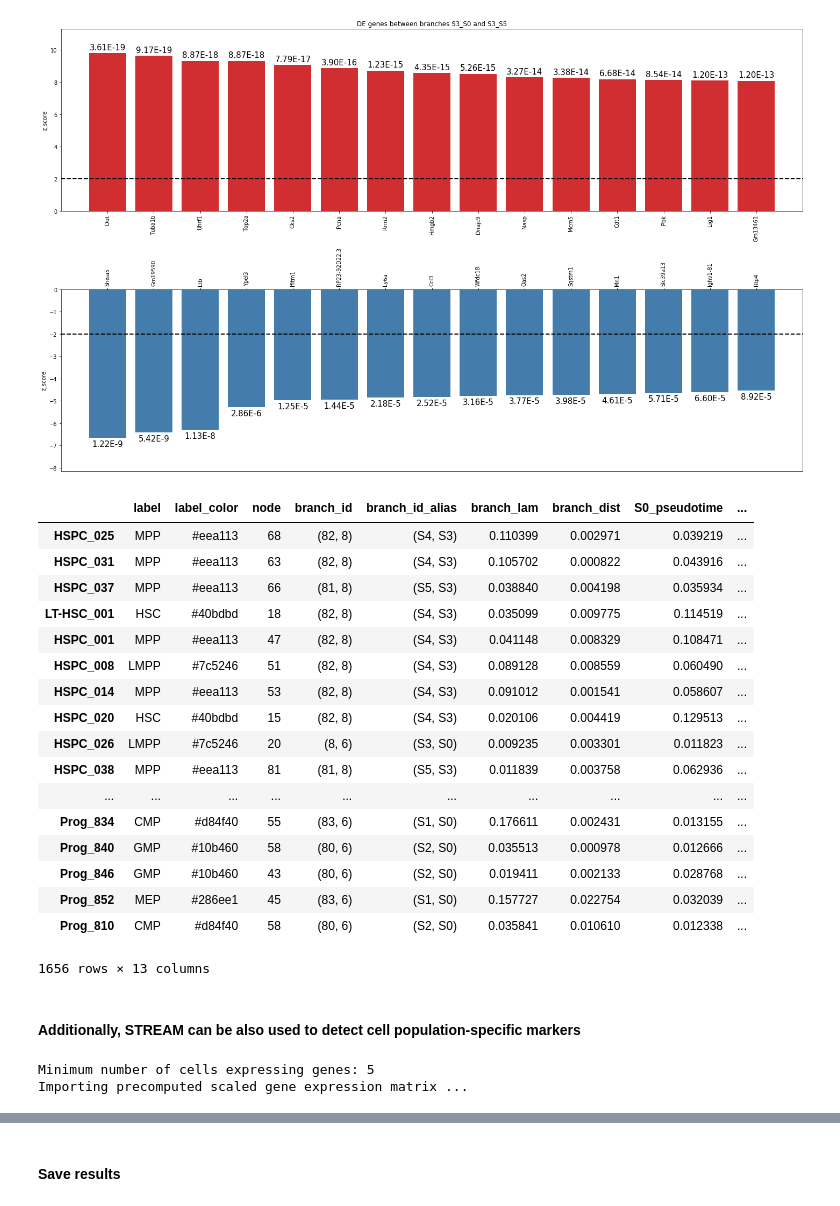
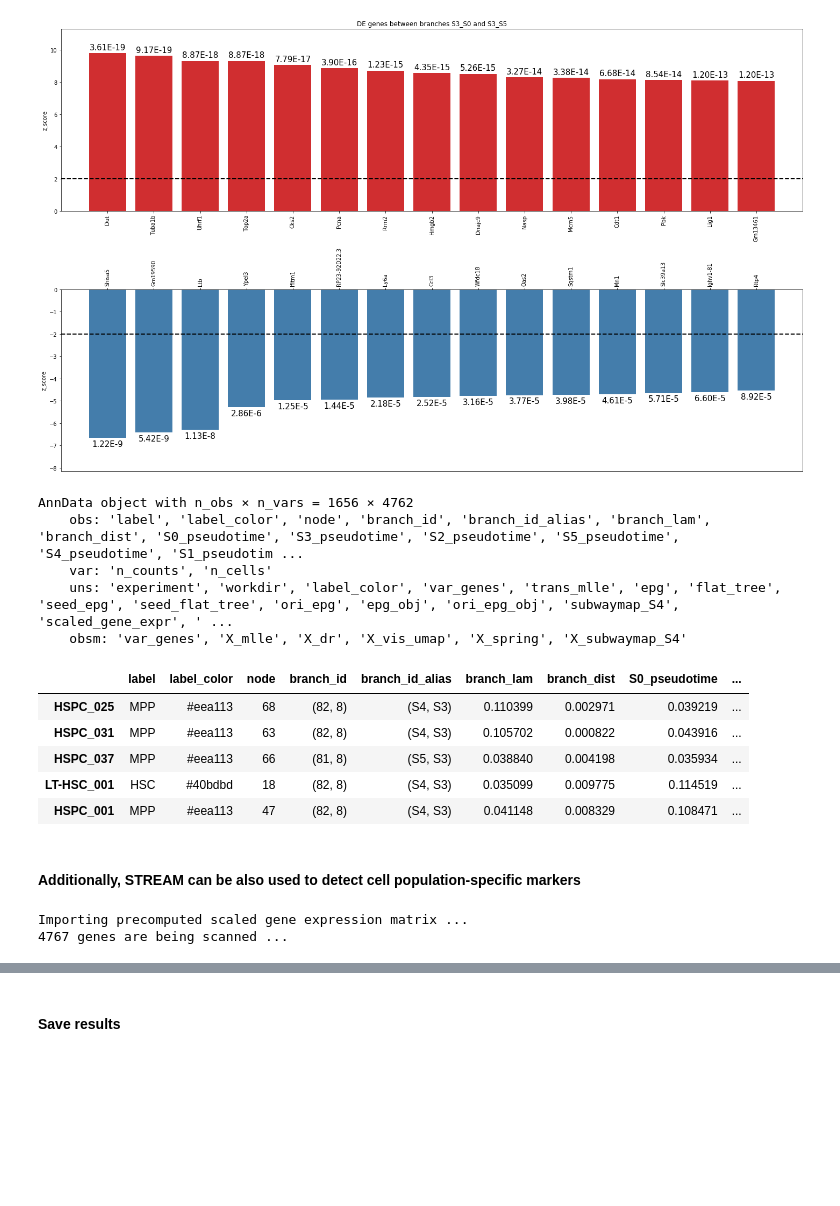
Before and after one commit to pinellolab/STREAM, a Jupyter notebook: tutorial/1.2 STREAM_scRNA-seq (in 3D space).ipynb, the cells around one changed output, grey strips where cells are left out. Saved outputs shown, nothing was run; the diff lists cells and outputs as text; code cells hidden in the pictures; blank space fills up the shorter version.

```diff
--- a/tutorial/1.STREAM_scRNA-seq.ipynb
+++ b/tutorial/1.2 STREAM_scRNA-seq (in 3D space).ipynb
@@ -12,5 +14,5 @@ st.__version__
 # %% [markdown]
 ### Read in data
 # %%
-adata=st.read(file_name='./data_Nestorowa.tsv.gz')
+adata=st.read(file_name='./data_Nestorowa.tsv.gz',workdir='./stream_result')
 # %% [output]
@@ -375,32 +437,28 @@ st.plot_de_genes(adata)
 [figure]
 [figure]
 [figure]
+# %%
+adata
+# %% [output]
+AnnData object with n_obs × n_vars = 1656 × 4762
+    obs: 'label', 'label_color', 'node', 'branch_id', 'branch_id_alias', 'branch_lam', 'branch_dist', 'S0_pseudotime', 'S3_pseudotime', 'S2_pseudotime', 'S5_pseudotime', 'S4_pseudotime', 'S1_pseudotim ...
+    var: 'n_counts', 'n_cells'
+    uns: 'experiment', 'workdir', 'label_color', 'var_genes', 'trans_mlle', 'epg', 'flat_tree', 'seed_epg', 'seed_flat_tree', 'ori_epg', 'epg_obj', 'ori_epg_obj', 'subwaymap_S4', 'scaled_gene_expr', ' ...
+    obsm: 'var_genes', 'X_mlle', 'X_dr', 'X_vis_umap', 'X_spring', 'X_subwaymap_S4'
 # %%
-adata.obs
+adata.obs.head()
 # %% [output]
 |  | label | label_color | node | branch_id | branch_id_alias | branch_lam | branch_dist | S0_pseudotime | ... |
 | HSPC_025 | MPP | #eea113 | 68 | (82, 8) | (S4, S3) | 0.110399 | 0.002971 | 0.039219 | ... |
 | HSPC_031 | MPP | #eea113 | 63 | (82, 8) | (S4, S3) | 0.105702 | 0.000822 | 0.043916 | ... |
 | HSPC_037 | MPP | #eea113 | 66 | (81, 8) | (S5, S3) | 0.038840 | 0.004198 | 0.035934 | ... |
 | LT-HSC_001 | HSC | #40bdbd | 18 | (82, 8) | (S4, S3) | 0.035099 | 0.009775 | 0.114519 | ... |
 | HSPC_001 | MPP | #eea113 | 47 | (82, 8) | (S4, S3) | 0.041148 | 0.008329 | 0.108471 | ... |
-| HSPC_008 | LMPP | #7c5246 | 51 | (82, 8) | (S4, S3) | 0.089128 | 0.008559 | 0.060490 | ... |
-| HSPC_014 | MPP | #eea113 | 53 | (82, 8) | (S4, S3) | 0.091012 | 0.001541 | 0.058607 | ... |
-| HSPC_020 | HSC | #40bdbd | 15 | (82, 8) | (S4, S3) | 0.020106 | 0.004419 | 0.129513 | ... |
-| HSPC_026 | LMPP | #7c5246 | 20 | (8, 6) | (S3, S0) | 0.009235 | 0.003301 | 0.011823 | ... |
-| HSPC_038 | MPP | #eea113 | 81 | (81, 8) | (S5, S3) | 0.011839 | 0.003758 | 0.062936 | ... |
-| ... | ... | ... | ... | ... | ... | ... | ... | ... | ... |
-| Prog_834 | CMP | #d84f40 | 55 | (83, 6) | (S1, S0) | 0.176611 | 0.002431 | 0.013155 | ... |
-| Prog_840 | GMP | #10b460 | 58 | (80, 6) | (S2, S0) | 0.035513 | 0.000978 | 0.012666 | ... |
-| Prog_846 | GMP | #10b460 | 43 | (80, 6) | (S2, S0) | 0.019411 | 0.002133 | 0.028768 | ... |
-| Prog_852 | MEP | #286ee1 | 45 | (83, 6) | (S1, S0) | 0.157727 | 0.022754 | 0.032039 | ... |
-| Prog_810 | CMP | #d84f40 | 58 | (80, 6) | (S2, S0) | 0.035841 | 0.010610 | 0.012338 | ... |
-1656 rows × 13 columns
 # %% [markdown]
 #### Additionally, STREAM can be also used to detect cell population-specific markers
 # %%
 st.find_marker(adata,ident='label')
 # %% [output]
-Minimum number of cells expressing genes: 5
 Importing precomputed scaled gene expression matrix ...
+4767 genes are being scanned ...
 # %%
```
Also changed, not shown: parts of 36 cells of this notebook.
